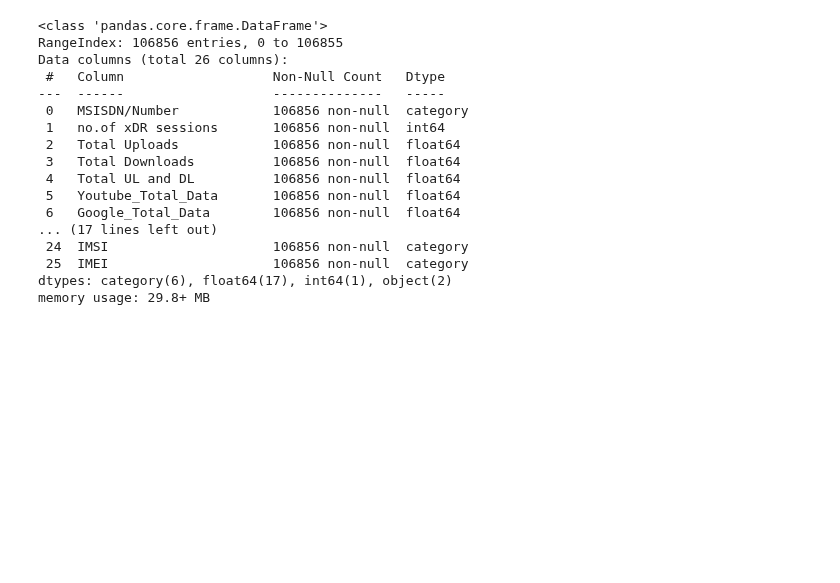
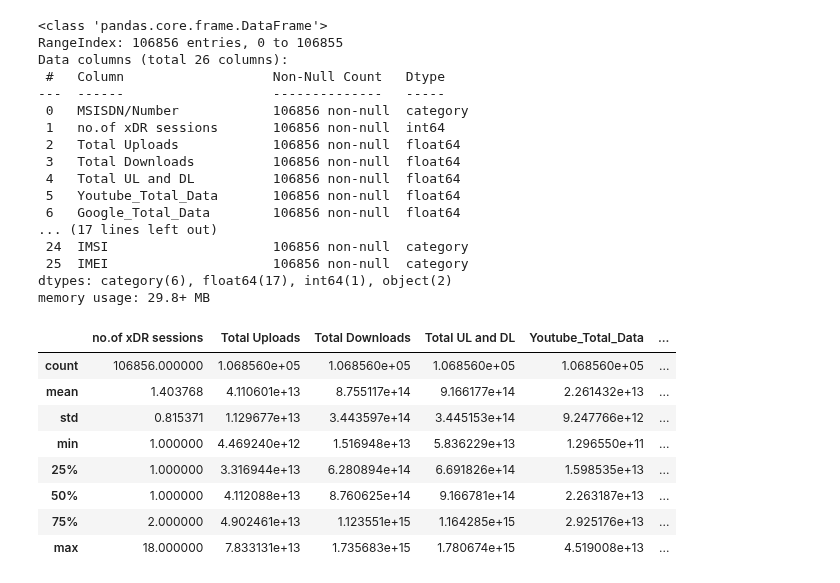
Before and after one commit to Abel-Blue/telecom-user-analytics, a Jupyter notebook: notebooks/data_exploration.ipynb, the cells around one changed output. Drawn from its saved outputs; the diff is of its cells as text; code cells hidden in the pictures; blank space fills up the shorter version.

```diff
--- a/notebooks/data_exploration.ipynb
+++ b/notebooks/data_exploration.ipynb
@@ -114,3 +116,16 @@ Data columns (total 26 columns):
  25  IMEI                     106856 non-null  category
 dtypes: category(6), float64(17), int64(1), object(2)
 memory usage: 29.8+ MB
+# %%
+inform = data_preProcessing_script(df)
+inform.show_data_description()
+# %% [output]
+|  | no.of xDR sessions | Total Uploads | Total Downloads | Total UL and DL | Youtube_Total_Data | ... |
+| count | 106856.000000 | 1.068560e+05 | 1.068560e+05 | 1.068560e+05 | 1.068560e+05 | ... |
+| mean | 1.403768 | 4.110601e+13 | 8.755117e+14 | 9.166177e+14 | 2.261432e+13 | ... |
+| std | 0.815371 | 1.129677e+13 | 3.443597e+14 | 3.445153e+14 | 9.247766e+12 | ... |
+| min | 1.000000 | 4.469240e+12 | 1.516948e+13 | 5.836229e+13 | 1.296550e+11 | ... |
+| 25% | 1.000000 | 3.316944e+13 | 6.280894e+14 | 6.691826e+14 | 1.598535e+13 | ... |
+| 50% | 1.000000 | 4.112088e+13 | 8.760625e+14 | 9.166781e+14 | 2.263187e+13 | ... |
+| 75% | 2.000000 | 4.902461e+13 | 1.123551e+15 | 1.164285e+15 | 2.925176e+13 | ... |
+| max | 18.000000 | 7.833131e+13 | 1.735683e+15 | 1.780674e+15 | 4.519008e+13 | ... |
```
Also changed, not shown: parts of 16 cells of this notebook.
